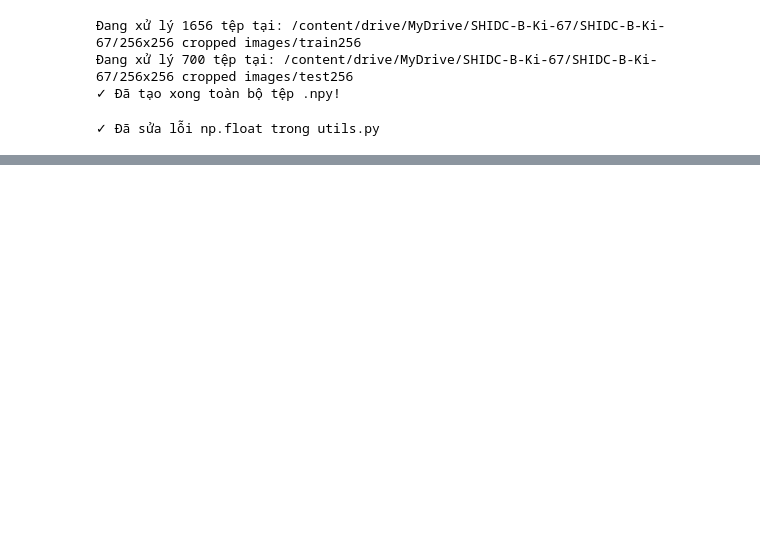
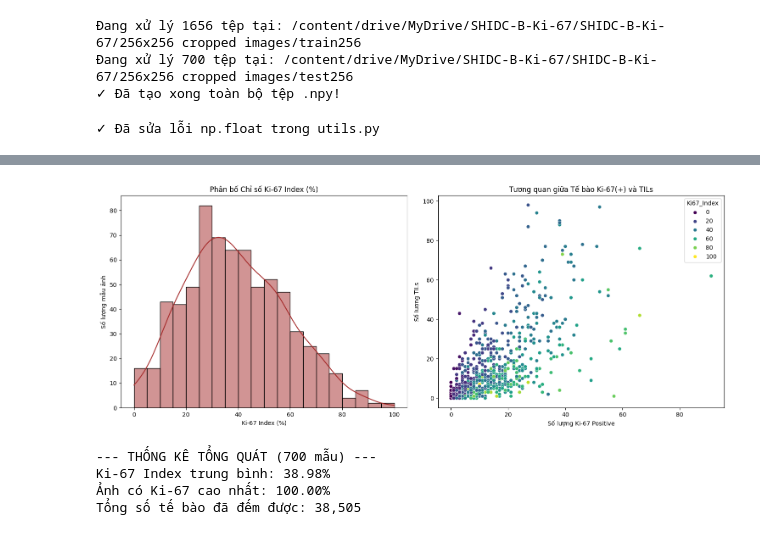
Before and after one commit to thuviettran/demo-github, a Jupyter notebook: finished_cells.ipynb, the cells around one changed output, grey strips where cells are left out. Saved outputs shown, nothing was run; the diff lists cells and outputs as text; code cells hidden in the pictures; blank space fills up the shorter version.

Commit message:
Được tạo bằng Colab

```diff
--- a/finished_cells.ipynb
+++ b/finished_cells.ipynb
@@ -541,0 +718,40 @@ Epoch 30/30
+# %%
+import matplotlib.pyplot as plt
+import seaborn as sns
+
+# 1. Tính toán Ki-67 Index (%) cho từng ảnh
+# Tránh chia cho 0 nếu ảnh không có tế bào ung thư
+df['Ki67_Index'] = (df['Ki67_Positive'] / (df['Ki67_Positive'] + df['Ki67_Negative'])) * 100
+df['Ki67_Index'] = df['Ki67_Index'].fillna(0) # Thay thế NaN bằng 0
+
+# 2. Thiết lập giao diện biểu đồ
+plt.figure(figsize=(15, 6))
+
+# Biểu đồ 1: Phân bố Chỉ số Ki-67
+plt.subplot(1, 2, 1)
+sns.histplot(df['Ki67_Index'], bins=20, kde=True, color='brown')
+plt.title('Phân bố Chỉ số Ki-67 Index (%)')
+plt.xlabel('Ki-67 Index (%)')
+plt.ylabel('Số lượng mẫu ảnh')
+
+# Biểu đồ 2: Tương quan giữa Ki-67(+) và TILs
+plt.subplot(1, 2, 2)
+sns.scatterplot(data=df, x='Ki67_Positive', y='TILs', hue='Ki67_Index', palette='viridis')
+plt.title('Tương quan giữa Tế bào Ki-67(+) và TILs')
+plt.xlabel('Số lượng Ki-67 Positive')
+plt.ylabel('Số lượng TILs')
+
+plt.tight_layout()
+plt.show()
+
+# In ra các chỉ số thống kê cơ bản
+print(f"--- THỐNG KÊ TỔNG QUÁT (700 mẫu) ---")
+print(f"Ki-67 Index trung bình: {df['Ki67_Index'].mean():.2f}%")
+print(f"Ảnh có Ki-67 cao nhất: {df['Ki67_Index'].max():.2f}%")
+print(f"Tổng số tế bào đã đếm được: {df['Total_Cells'].sum():,.0f}")
+# %% [output]
+[figure, added]
+--- THỐNG KÊ TỔNG QUÁT (700 mẫu) ---
+Ki-67 Index trung bình: 38.98%
+Ảnh có Ki-67 cao nhất: 100.00%
+Tổng số tế bào đã đếm được: 38,505
```
Also changed, not shown: parts of 10 cells of this notebook.
